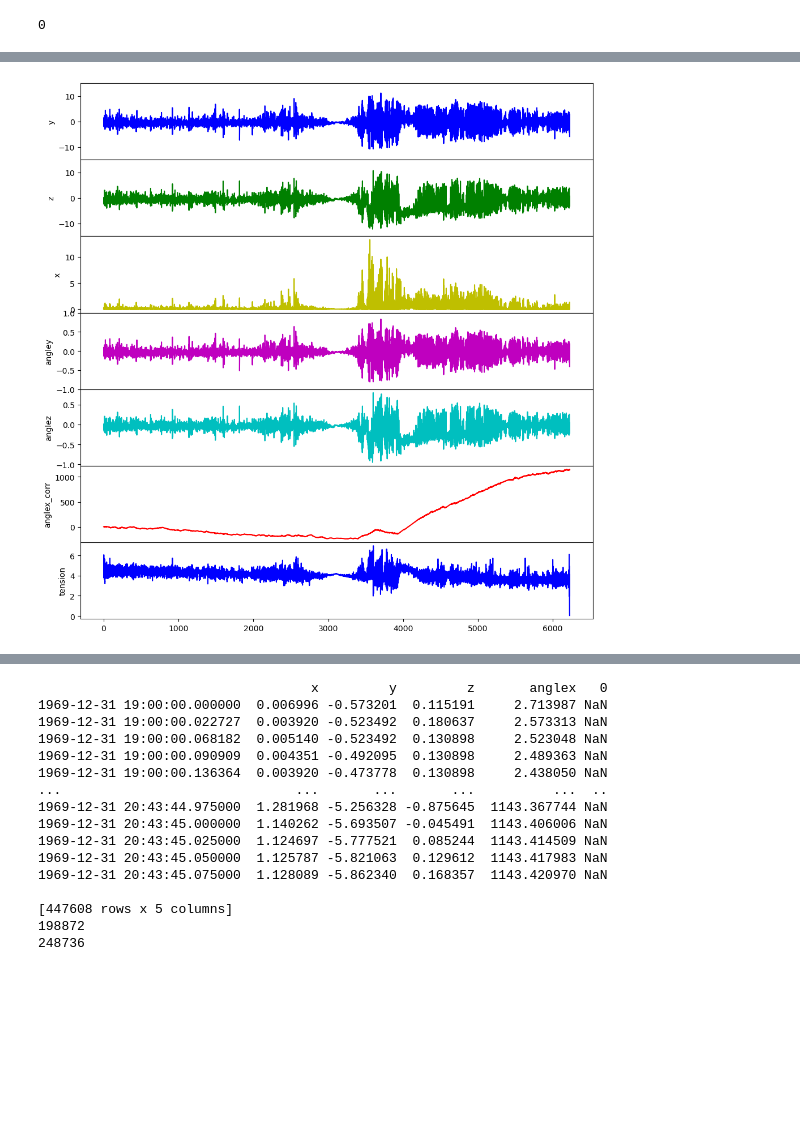
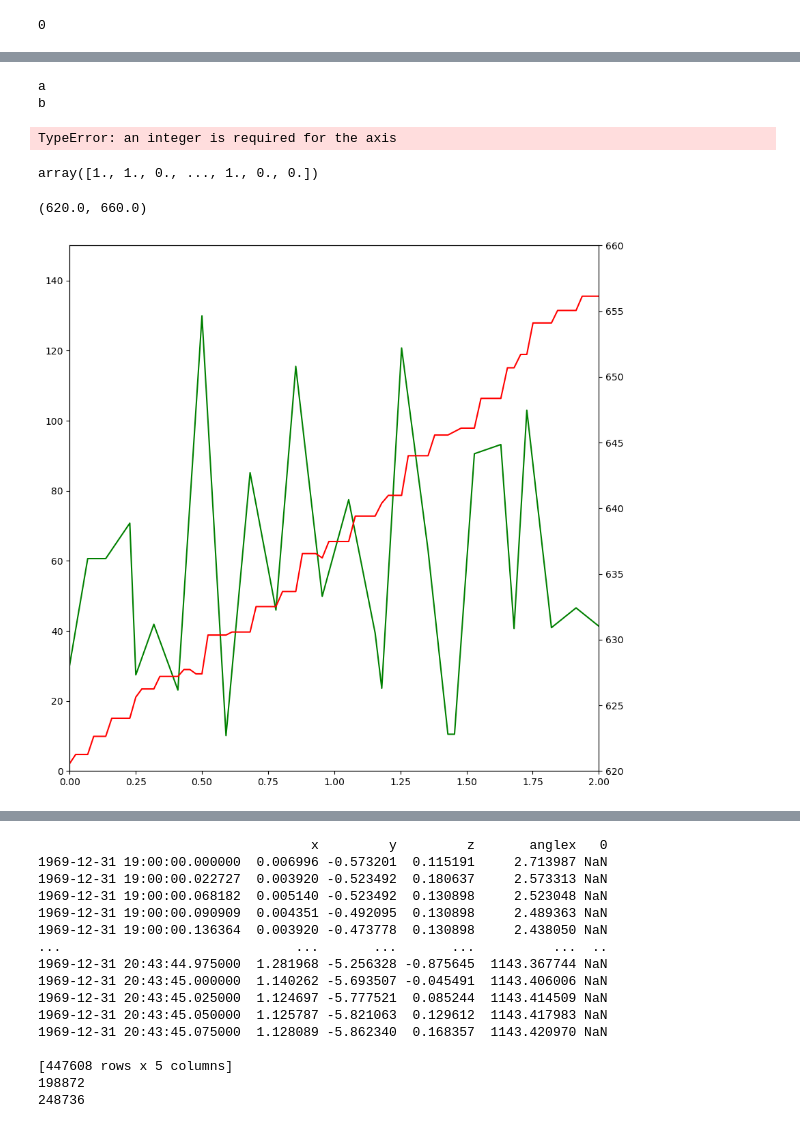
Before and after one commit to UMDBPP/TUFFcode, a Jupyter notebook: Data Analysis/data playground.ipynb, the cells around one changed output, grey strips where cells are left out. Saved outputs shown, nothing was run; the diff lists cells and outputs as text; code cells hidden in the pictures; blank space fills up the shorter version.

```diff
--- a/Data Analysis/data playground.ipynb
+++ b/Data Analysis/data playground.ipynb
@@ -155,4 +158,6 @@ print(time.time()-t1)
 # %%
+from numpy import diff
+import copy
 # calculate xyz and plot
 y = L*np.sin(angley)
 y = y.reset_index(drop=True).to_numpy()
@@ -161,9 +166,28 @@ z = L*np.sin(anglez)
 x = L*(1-np.cos(angley+anglez))
 x = x.reset_index(drop=True)
 
+# ascent rate
+print('a')
+indices = [i for i,a in enumerate(altitude) if i == 0 or a != altitude[i-1]]
+print('b')
+altitude_mask = copy.deepcopy(altitude)
+for i,a in enumerate(altitude):
+    if i in indices:
+        altitude_mask[i] = True
+    else:
+        altitude_mask[i] = False
+print('c')
+
+altitude = altitude[altitude_mask]
+t_altitude = t_altitude[altitude_mask]
+ascent_rate = diff(altitude)/diff(t_altitude)
+# ascent_rate_mask = np.where(ascent_rate > 0, True, False)
+t_ascent_rate = t_altitude[:-1]
+# t_ascent_rate = t_altitude[:-1][ascent_rate_mask]
+# ascent_rate = ascent_rate[ascent_rate_mask]
 
 plt.rcParams['figure.figsize'] = (10,10)
-fig, (ax1,ax2,ax3,ax4,ax5,ax6,ax7) = plt.subplots(7,1,sharex=True)
+fig, (ax1,ax2,ax3,ax4,ax5,ax6,ax7,ax8) = plt.subplots(8,1,sharex=True)
 
 ax1.plot(t_angle, y, 'b')
 ax1.set_ylabel('y')
@@ -190,6 +214,9 @@ ax6.set_ylabel('anglex_corr')
 ax7.plot(t_tension, tension, 'b')
 ax7.set_ylabel('tension')
 
+ax8.plot(t_ascent_rate, ascent_rate, 'g')
+ax8.set_ylabel('ascent_rate')
+
 
 # plt.xlim([0, 100])
 ax1.set_ylim(-15, 15)
@@ -201,4 +228,30 @@ ax4.set_ylim(-1, 1)
 fig.tight_layout()
 plt.subplots_adjust(hspace=.0)
 # %% [output]
-[figure, removed]
+a
+b
+# %%
+L = [2,4,4,7,5,8,6,6,6,3]
+
+# ar = L.values
+[np.concatenate(([True],L[:-1] != L[1:]))]
+# %% [output]
+TypeError: an integer is required for the axis
+# %%
+altitude_mask
+# %% [output]
+array([1., 1., 0., ..., 1., 0., 0.])
+# %%
+fig, ax1 = plt.subplots()
+
+ax1.plot(t_ascent_rate, ascent_rate, 'g')
+
+ax2 = ax1.twinx()
+ax2.plot(t_altitude, altitude, 'r')
+
+plt.xlim([0, 2])
+ax1.set_ylim(0, 150)
+ax2.set_ylim(620, 660)
+# %% [output]
+(620.0, 660.0)
+[figure, added]
```
Also changed, not shown: parts of 3 cells of this notebook.
